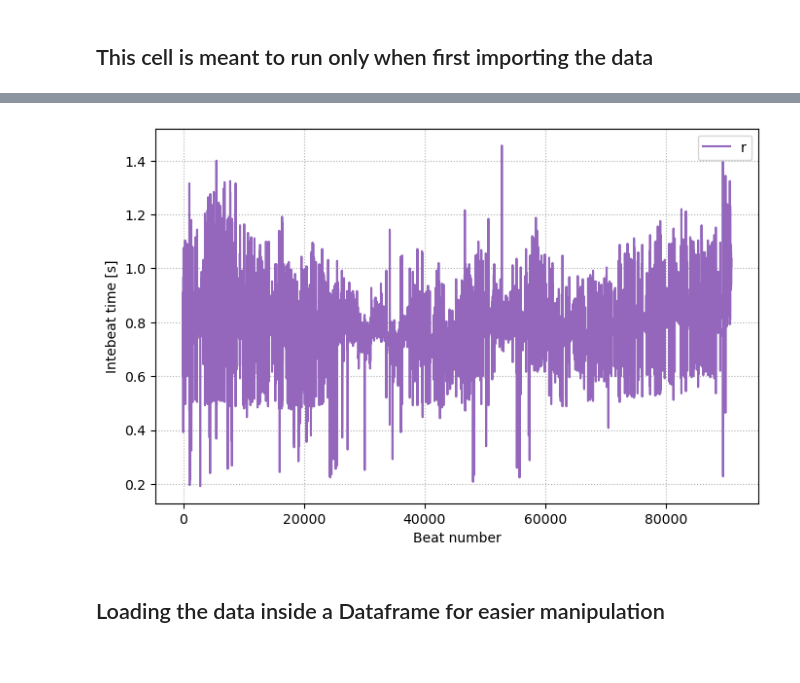
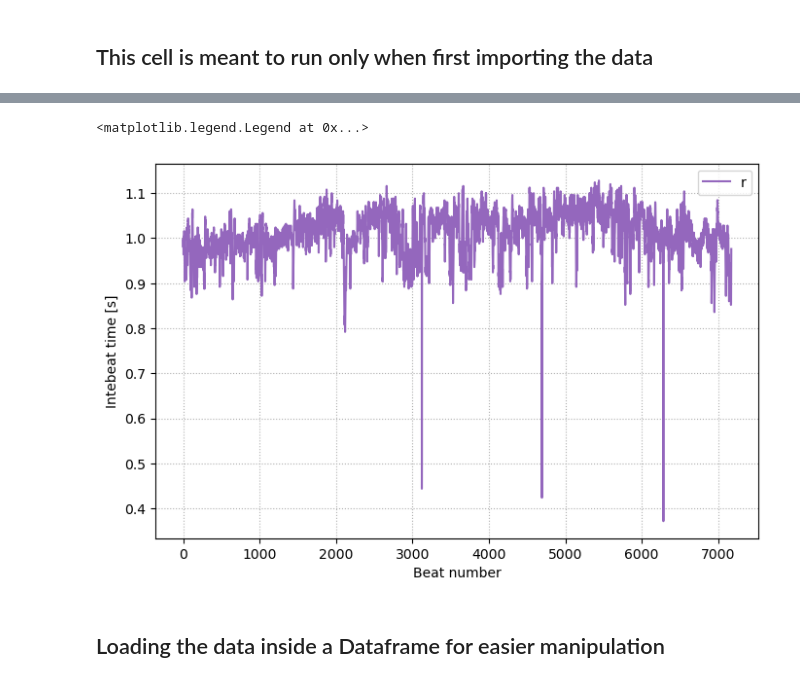
Before and after one commit to threeblueonebrowneyes/Critical-Scale-Invariance-Heart-Rate, a Jupyter notebook: CleanCode_Combined.ipynb, the cells around one changed output, grey strips where cells are left out. Saved outputs shown, nothing was run; the diff lists cells and outputs as text; code cells hidden in the pictures.

```diff
--- a/CleanCode_Combined.ipynb
+++ b/CleanCode_Combined.ipynb
@@ -169,7 +169,7 @@ Castaing_integral = np.vectorize(castaing_integral)
 # %% [markdown]
 ## Possible database are: Fantasia, MIT, Chfdb
 # %%
-database='MIT'
+database='Fantasia'
 path = paths[database]
 key = keys[database]
 files= np.loadtxt(path+'RECORDS', dtype='str')
@@ -190,14 +206,15 @@ else:
 # %%
 RR = pd.read_hdf('RR_intervals_original.hdf', key=key)
 fig = plt.figure(figsize=(8,5))
-plt.plot(RR['chf08']/250, color=colors[8], label='b(i)')
+plt.plot(RR['f1o01']/250, color=colors[8], label='b(i)')
 plt.grid(linestyle='dotted')
 plt.xlabel('Beat number')
 plt.ylabel('Intebeat time [s]')
 plt.legend('right down')
 #plt.savefig('b_Chfdb.png', bbox_inches='tight')
 # %% [output]
+<matplotlib.legend.Legend at 0x...>
-[figure, old version]
+[figure, new version]
 # %% [markdown]
 ## Loading the data inside a Dataframe for easier manipulation
 # %%
```
Also changed, not shown: parts of 2 cells of this notebook.
